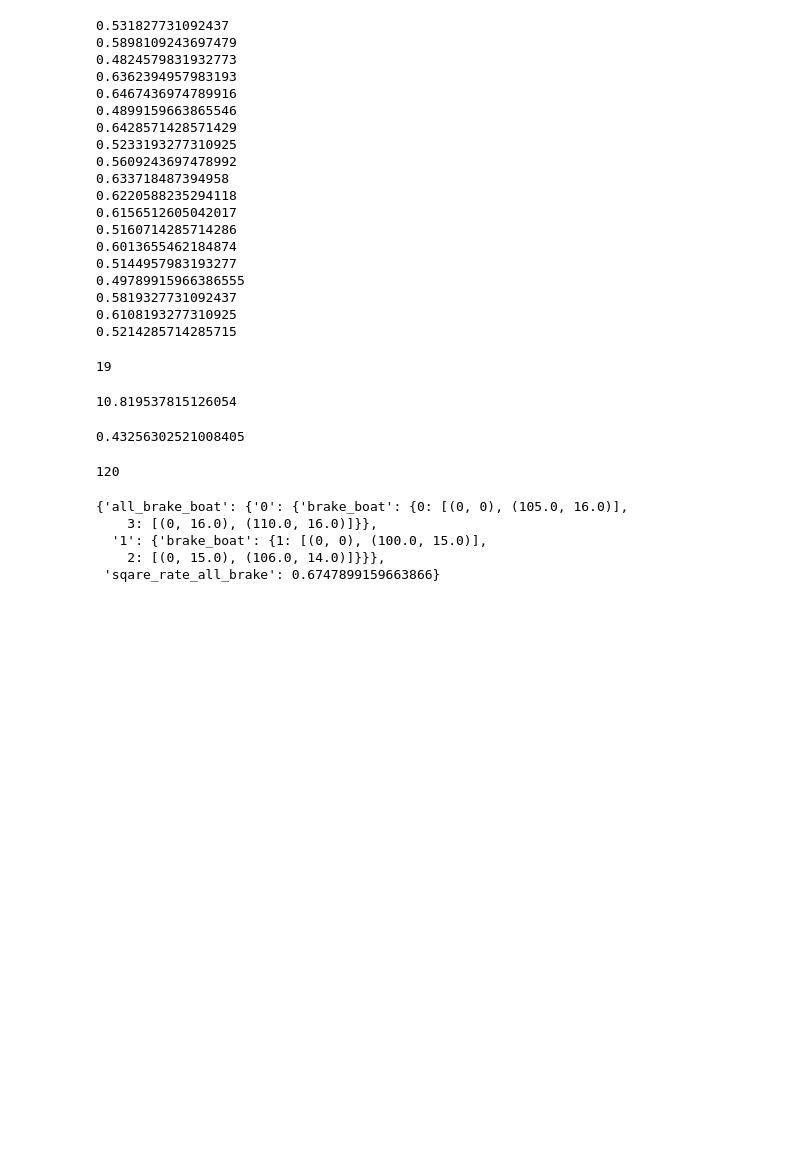
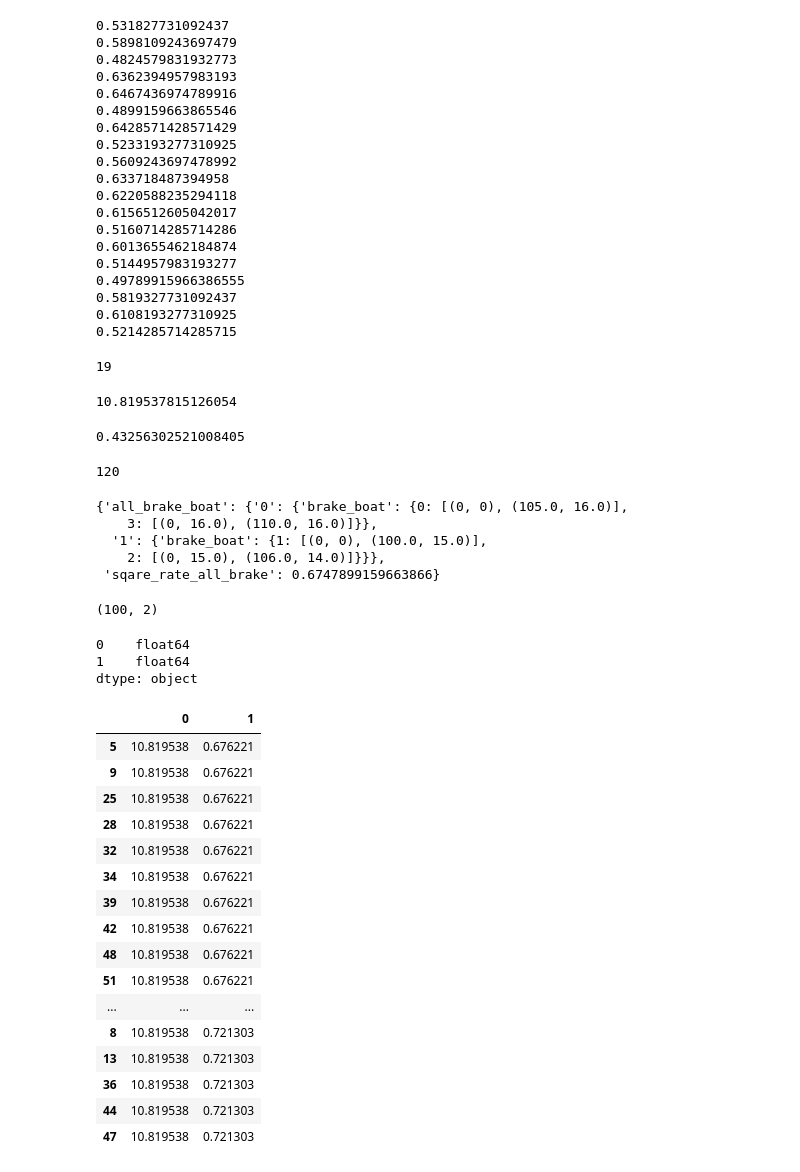
Before and after one commit to TSLNIHAOGIT/gene, a Jupyter notebook: get_last_one.ipynb, the cells around one changed output. Cells and saved outputs as stored; diff of their text form; code cells hidden in the pictures; blank space fills up the shorter version.

```diff
--- a/get_last_one.ipynb
+++ b/get_last_one.ipynb
@@ -2430,0 +2441,30 @@ aa[0]
+# %%
+obj.shape
+# %% [output]
+(100, 2)
+# %%
+obj.dtypes
+# %% [output]
+0    float64
+1    float64
+dtype: object
+# %%
+obj[obj[0]>=10.819537].sort_values(by=[0,1],ascending=[False,False]).head(40)
+# %% [output]
+|  | 0 | 1 |
+| 5 | 10.819538 | 0.676221 |
+| 9 | 10.819538 | 0.676221 |
+| 25 | 10.819538 | 0.676221 |
+| 28 | 10.819538 | 0.676221 |
+| 32 | 10.819538 | 0.676221 |
+| 34 | 10.819538 | 0.676221 |
+| 39 | 10.819538 | 0.676221 |
+| 42 | 10.819538 | 0.676221 |
+| 48 | 10.819538 | 0.676221 |
+| 51 | 10.819538 | 0.676221 |
+| ... | ... | ... |
+| 8 | 10.819538 | 0.721303 |
+| 13 | 10.819538 | 0.721303 |
+| 36 | 10.819538 | 0.721303 |
+| 44 | 10.819538 | 0.721303 |
+| 47 | 10.819538 | 0.721303 |
```
Also changed, not shown: parts of 22 cells of this notebook, 12 other files.
